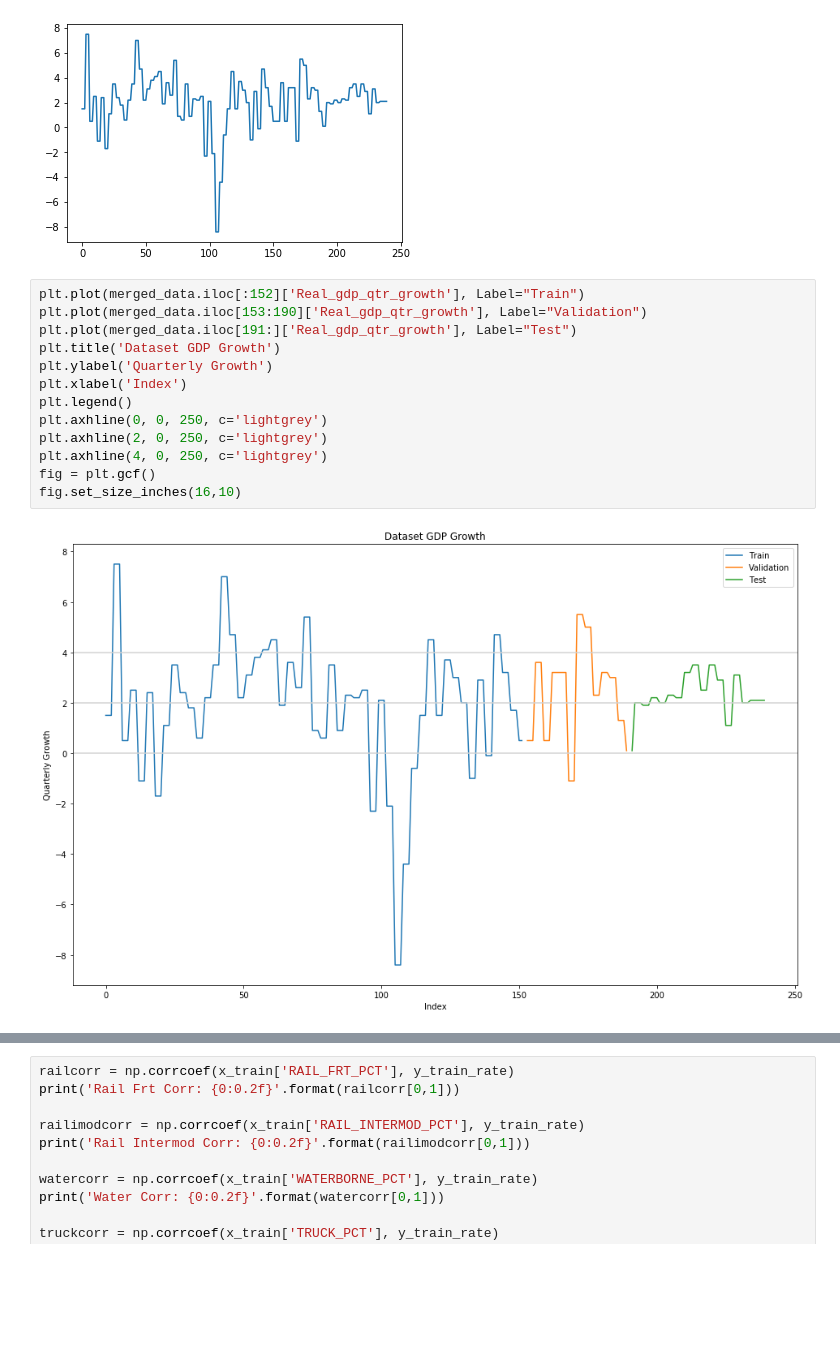
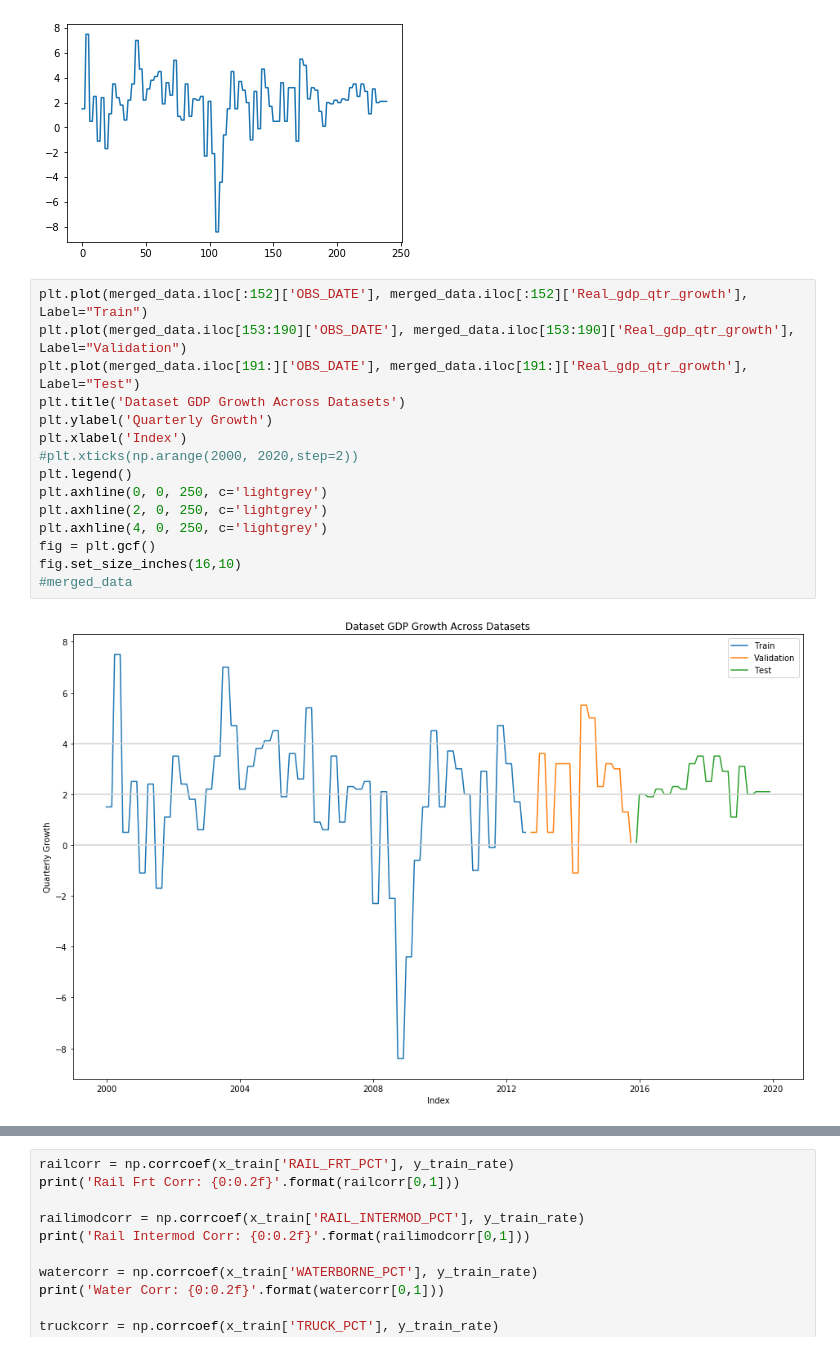
Before and after one commit to schkotty/Data-Science, a Jupyter notebook: GDP-Predictor/GDP-Predictor-NeuralNetRegression.ipynb, the cells around one changed output, grey strips where cells are left out. Saved outputs shown, nothing was run; the diff lists cells and outputs as text; blank space fills up the shorter version.

```diff
--- a/GDP-Predictor/GDP-Predictor-NeuralNetRegression.ipynb
+++ b/GDP-Predictor/GDP-Predictor-NeuralNetRegression.ipynb
@@ -74,17 +75,19 @@ plt.plot(merged_data['Real_gdp_qtr_growth'])
 [<matplotlib.lines.Line2D at 0x...>]
 [figure]
 # %%
-plt.plot(merged_data.iloc[:152]['Real_gdp_qtr_growth'], Label="Train")
-plt.plot(merged_data.iloc[153:190]['Real_gdp_qtr_growth'], Label="Validation")
-plt.plot(merged_data.iloc[191:]['Real_gdp_qtr_growth'], Label="Test")
-plt.title('Dataset GDP Growth')
+plt.plot(merged_data.iloc[:152]['OBS_DATE'], merged_data.iloc[:152]['Real_gdp_qtr_growth'], Label="Train")
+plt.plot(merged_data.iloc[153:190]['OBS_DATE'], merged_data.iloc[153:190]['Real_gdp_qtr_growth'], Label="Validation")
+plt.plot(merged_data.iloc[191:]['OBS_DATE'], merged_data.iloc[191:]['Real_gdp_qtr_growth'], Label="Test")
+plt.title('Dataset GDP Growth Across Datasets')
 plt.ylabel('Quarterly Growth')
 plt.xlabel('Index')
+#plt.xticks(np.arange(2000, 2020,step=2))
 plt.legend()
 plt.axhline(0, 0, 250, c='lightgrey')
 plt.axhline(2, 0, 250, c='lightgrey')
 plt.axhline(4, 0, 250, c='lightgrey')
 fig = plt.gcf()
 fig.set_size_inches(16,10)
+#merged_data
 # %% [output]
-[figure, old version]
+[figure, new version]
```
Also changed, not shown: parts of 35 cells of this notebook.
